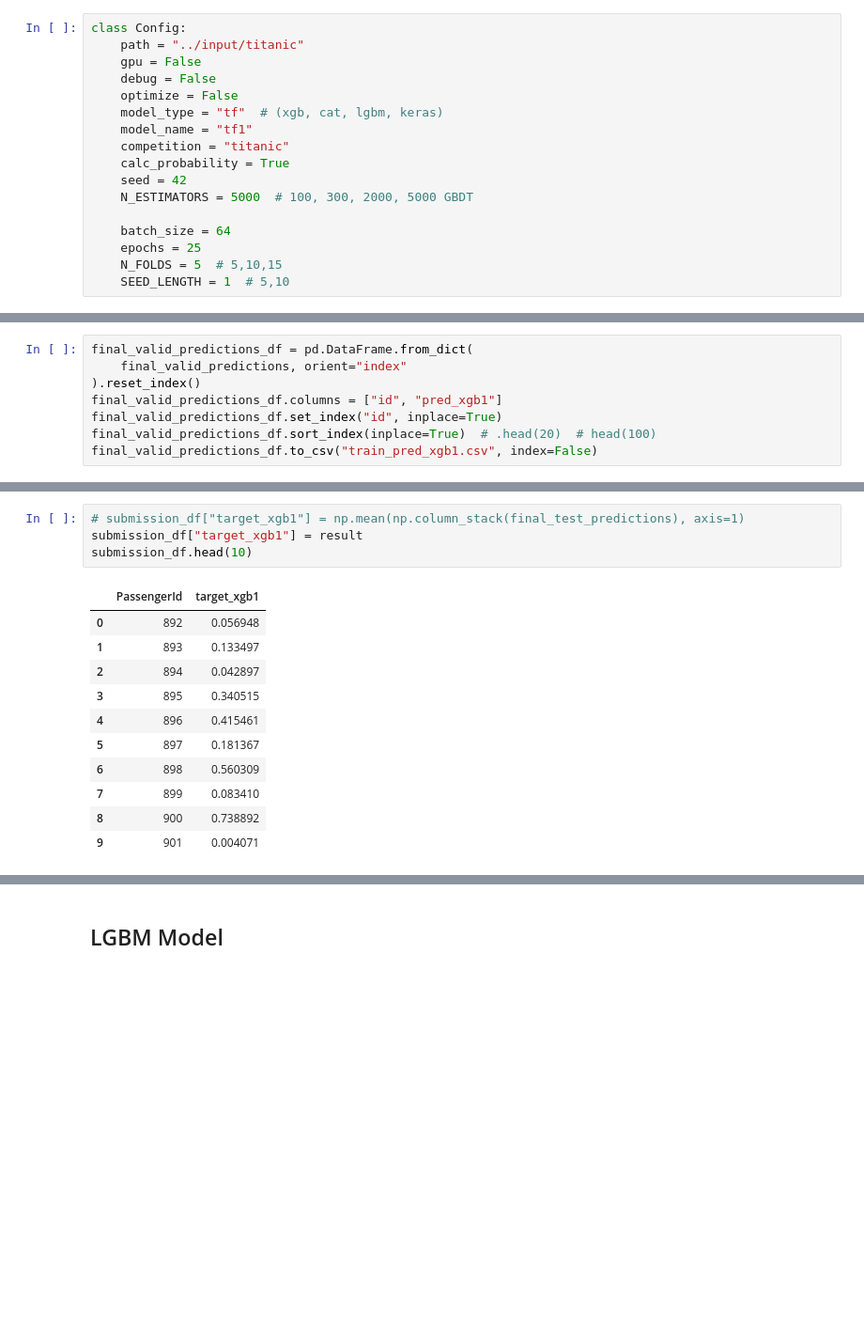
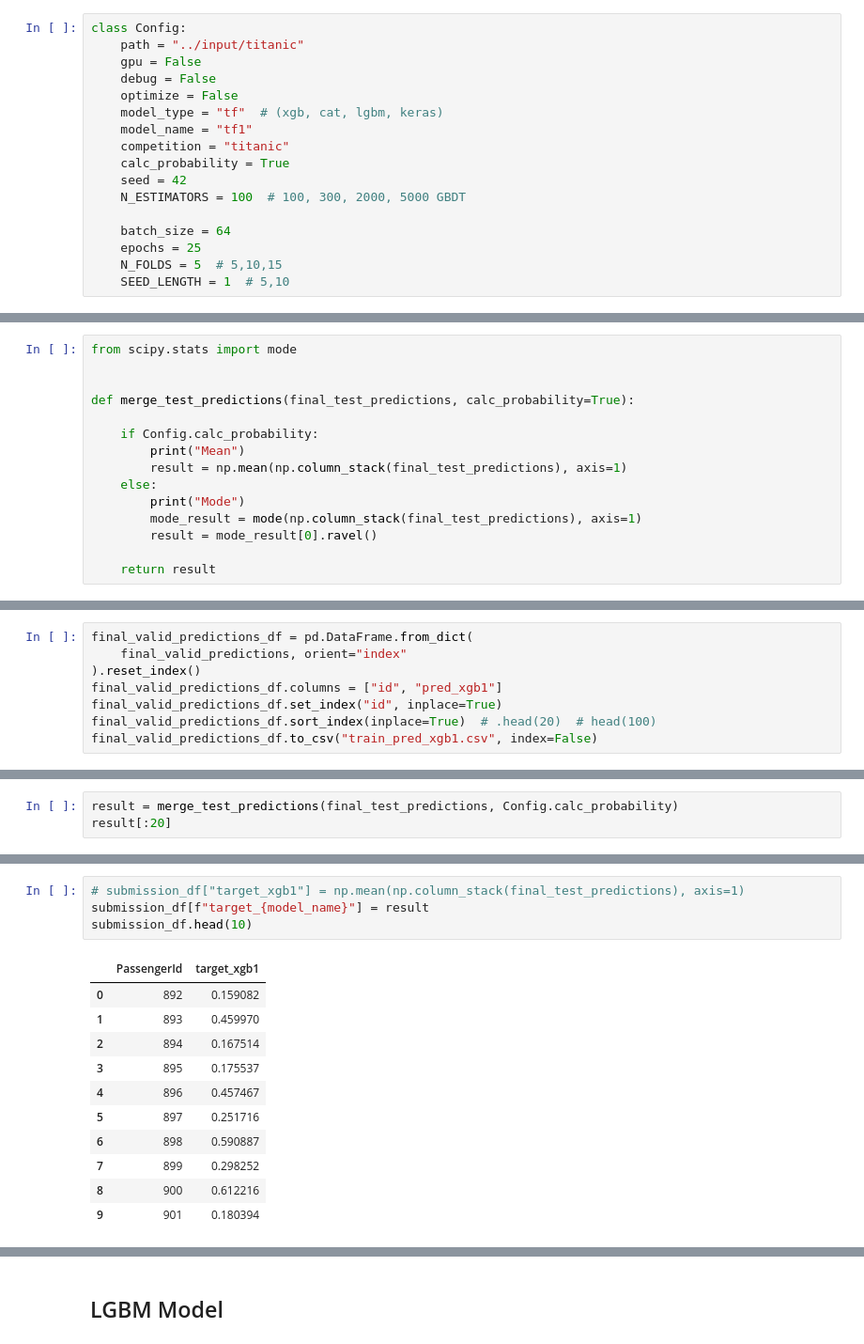
Before and after one commit to melling/ml-kaggle-titanic, a Jupyter notebook: titanic-xgb-lgbm-blend.ipynb, the cells around one changed output, grey strips where cells are left out. Shown at 94% size. Drawn from its saved outputs; the diff is of its cells as text; blank space fills up the shorter version.

```diff
--- a/titanic-xgb-lgbm-blend.ipynb
+++ b/titanic-xgb-lgbm-blend.ipynb
@@ -87,7 +87,7 @@ class Config:
     competition = "titanic"
     calc_probability = True
     seed = 42
-    N_ESTIMATORS = 5000  # 100, 300, 2000, 5000 GBDT
+    N_ESTIMATORS = 100  # 100, 300, 2000, 5000 GBDT
 
     batch_size = 64
     epochs = 25
@@ -395,3 +410,18 @@ After each time through the loop
+# %%
+from scipy.stats import mode
+
+
+def merge_test_predictions(final_test_predictions, calc_probability=True):
+
+    if Config.calc_probability:
+        print("Mean")
+        result = np.mean(np.column_stack(final_test_predictions), axis=1)
+    else:
+        print("Mode")
+        mode_result = mode(np.column_stack(final_test_predictions), axis=1)
+        result = mode_result[0].ravel()
+
+    return result
 # %%
 def train_xgb_model(
     df,
@@ -648,0 +671,3 @@ array([0.05694786, 0.1334971 , 0.04289696, 0.34051475, 0.41546088,
+# %%
+result = merge_test_predictions(final_test_predictions, Config.calc_probability)
+result[:20]
@@ -649,18 +681,18 @@ array([0.05694786, 0.1334971 , 0.04289696, 0.34051475, 0.41546088,
 # %%
 # submission_df["target_xgb1"] = np.mean(np.column_stack(final_test_predictions), axis=1)
-submission_df["target_xgb1"] = result
+submission_df[f"target_{model_name}"] = result
 submission_df.head(10)
 # %% [output]
 |  | PassengerId | target_xgb1 |
-| 0 | 892 | 0.056948 |
-| 1 | 893 | 0.133497 |
-| 2 | 894 | 0.042897 |
-| 3 | 895 | 0.340515 |
-| 4 | 896 | 0.415461 |
-| 5 | 897 | 0.181367 |
-| 6 | 898 | 0.560309 |
-| 7 | 899 | 0.083410 |
-| 8 | 900 | 0.738892 |
-| 9 | 901 | 0.004071 |
+| 0 | 892 | 0.159082 |
+| 1 | 893 | 0.459970 |
+| 2 | 894 | 0.167514 |
+| 3 | 895 | 0.175537 |
+| 4 | 896 | 0.457467 |
+| 5 | 897 | 0.251716 |
+| 6 | 898 | 0.590887 |
+| 7 | 899 | 0.298252 |
+| 8 | 900 | 0.612216 |
+| 9 | 901 | 0.180394 |
 # %%
 ss = (
```
Also changed, not shown: parts of 41 cells of this notebook.
